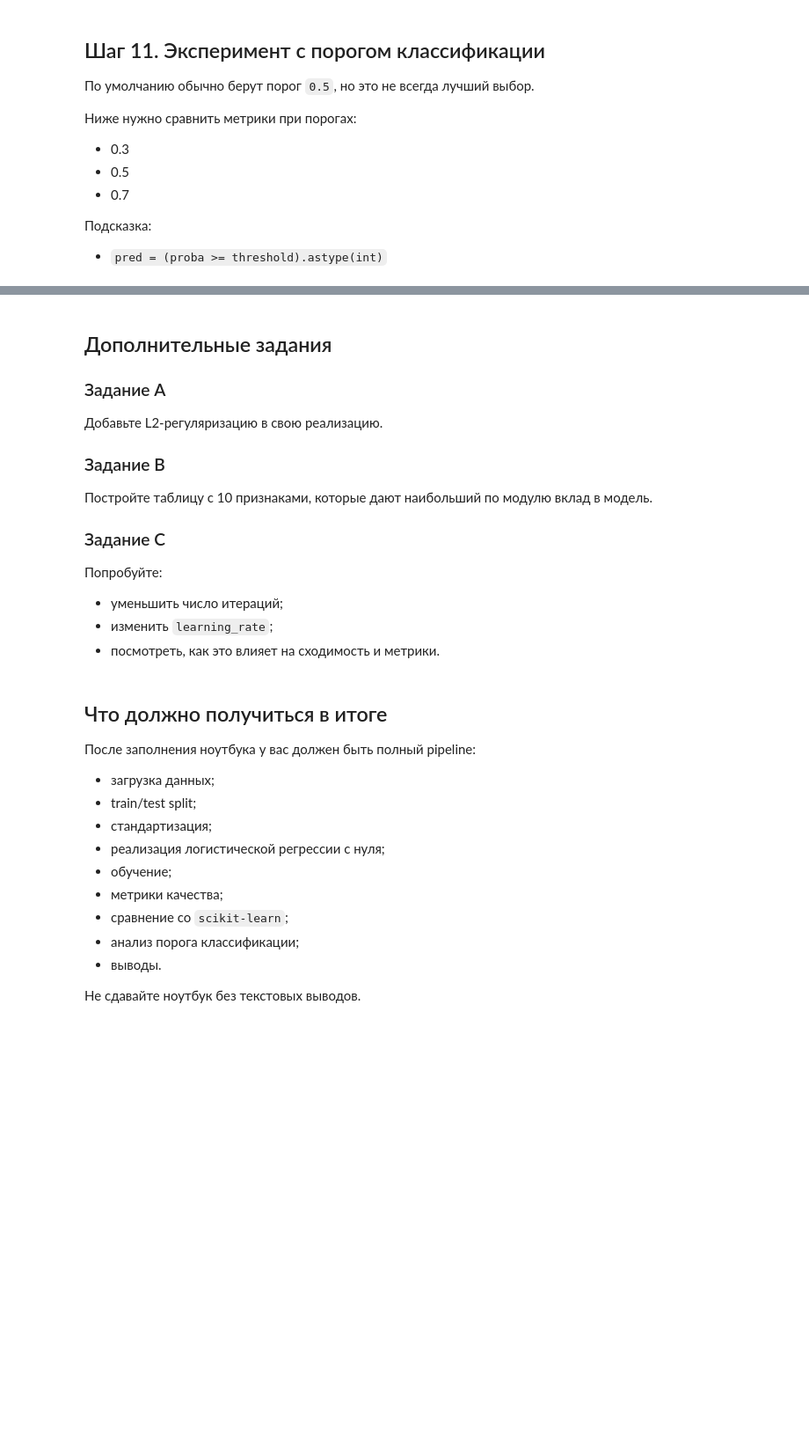
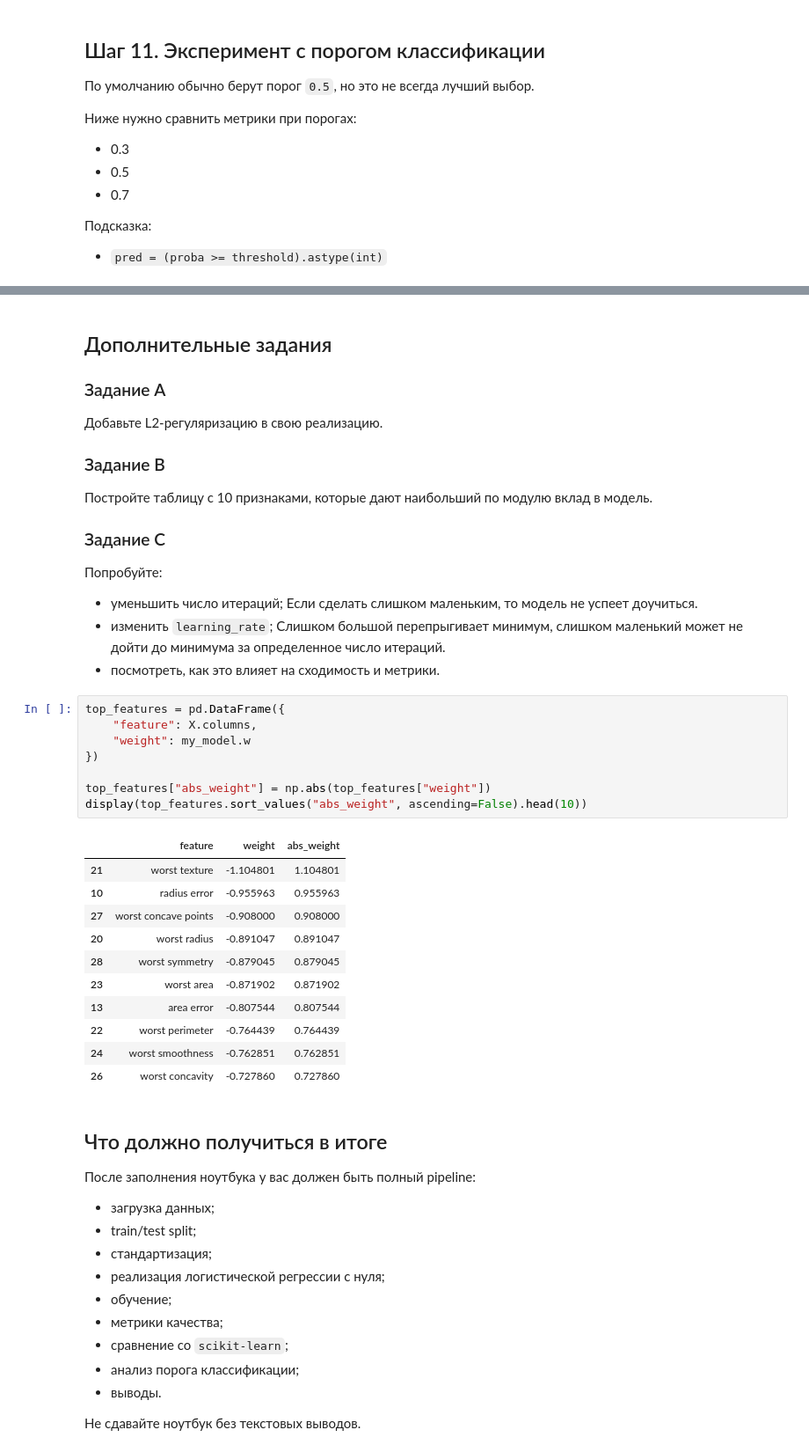
Before and after one commit to h1z3ll/ml-course-homeworks, a Jupyter notebook: ml-course-homeworks/hw05_setup_tools/logreg_practice_student.ipynb, the cells around one changed output, grey strips where cells are left out. Shown at 88% size. Cells and saved outputs as stored; diff of their text form; blank space fills up the shorter version.

```diff
--- a/ml-course-homeworks/hw05_setup_tools/logreg_practice_student.ipynb
+++ b/ml-course-homeworks/hw05_setup_tools/logreg_practice_student.ipynb
@@ -482,9 +532,29 @@ pd.DataFrame(rows).round(4)
 
 ### Задание C
 Попробуйте:
-- уменьшить число итераций;
-- изменить `learning_rate`;
+- уменьшить число итераций; Если сделать слишком маленьким, то модель не успеет доучиться.
+- изменить `learning_rate`; Слишком большой перепрыгивает минимум, слишком маленький может не дойти до минимума за определенное число итераций.
 - посмотреть, как это влияет на сходимость и метрики.
+# %%
+top_features = pd.DataFrame({
+    "feature": X.columns,
+    "weight": my_model.w
+})
+
+top_features["abs_weight"] = np.abs(top_features["weight"])
+display(top_features.sort_values("abs_weight", ascending=False).head(10))
+# %% [output]
+|  | feature | weight | abs_weight |
+| 21 | worst texture | -1.104801 | 1.104801 |
+| 10 | radius error | -0.955963 | 0.955963 |
+| 27 | worst concave points | -0.908000 | 0.908000 |
+| 20 | worst radius | -0.891047 | 0.891047 |
+| 28 | worst symmetry | -0.879045 | 0.879045 |
+| 23 | worst area | -0.871902 | 0.871902 |
+| 13 | area error | -0.807544 | 0.807544 |
+| 22 | worst perimeter | -0.764439 | 0.764439 |
+| 24 | worst smoothness | -0.762851 | 0.762851 |
+| 26 | worst concavity | -0.727860 | 0.727860 |
 # %% [markdown]
 ## Что должно получиться в итоге
 
```
Also changed, not shown: parts of 10 cells of this notebook.
